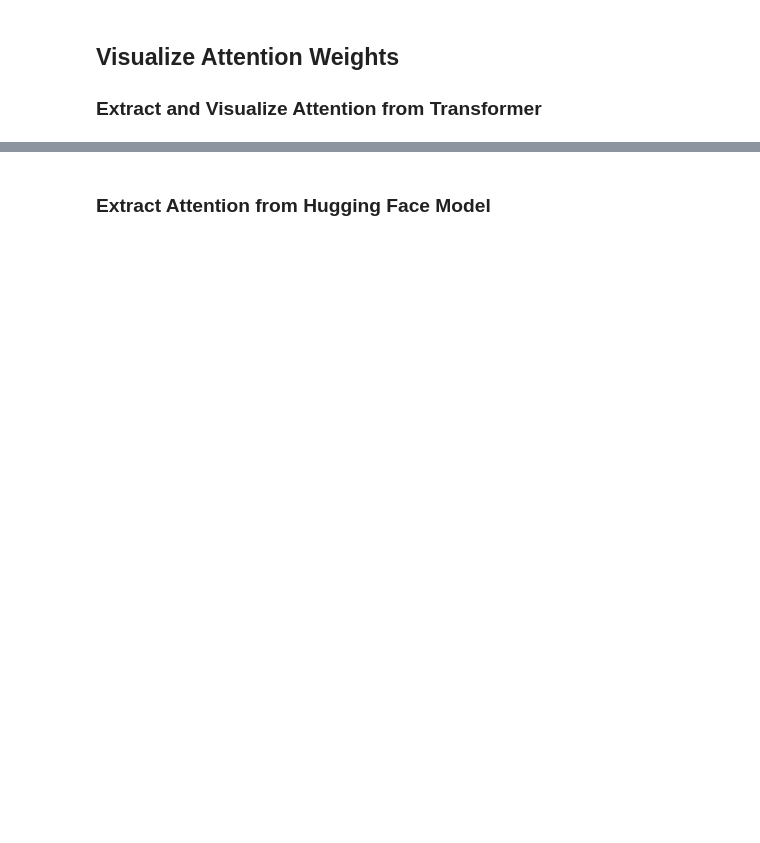
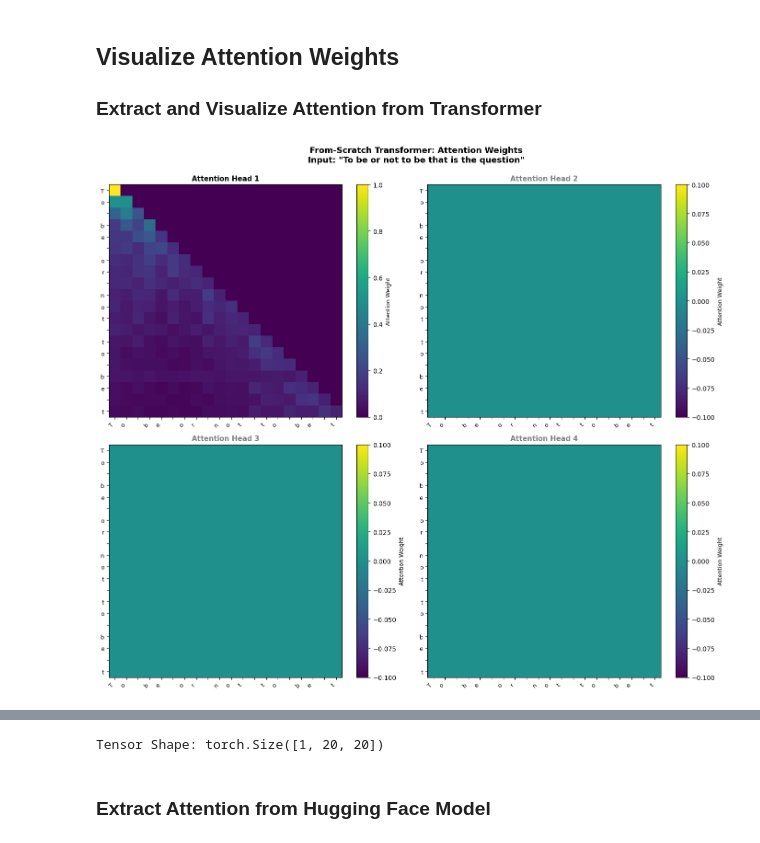
Before and after one commit to hamidmatiny/Advanced_Deep_Learning, a Jupyter notebook: 05_Final_project/advanced_deep_learning_project.ipynb, the cells around one changed output, grey strips where cells are left out. Saved outputs shown, nothing was run; the diff lists cells and outputs as text; code cells hidden in the pictures; blank space fills up the shorter version.

```diff
--- a/05_Final_project/advanced_deep_learning_project.ipynb
+++ b/05_Final_project/advanced_deep_learning_project.ipynb
@@ -1010,10 +989,23 @@ token_labels = [decode([t]) for t in tokens[:20]]
 for head_idx in range(4):
     ax = axes[head_idx // 2, head_idx % 2]
 
-    if attn_weights is not None and attn_weights.shape[0] > head_idx:
-        att = attn_weights[0, head_idx, :len(token_labels), :len(token_labels)].cpu().numpy()
-    else:
-        att = np.random.rand(len(token_labels), len(token_labels))
+    if attn_weights is not None:
+        # Determine how many heads are actually in the tensor
+        # If 3D: (Heads, Seq, Seq) -> shape[0] is num_heads
+        # If 4D: (Batch, Heads, Seq, Seq) -> shape[1] is num_heads
+        actual_heads = attn_weights.shape[0] if len(attn_weights.shape) == 3 else attn_weights.shape[1]
+
+        # Only try to index if the head actually exists
+        if head_idx < actual_heads:
+            if len(attn_weights.shape) == 3:
+                att = attn_weights[head_idx, :len(token_labels), :len(token_labels)].cpu().numpy()
+            else:
+                att = attn_weights[0, head_idx, :len(token_labels), :len(token_labels)].cpu().numpy()
+            ax.set_title(f'Attention Head {head_idx + 1}', fontsize=11, fontweight='bold')
+        else:
+            # Fallback if the head doesn't exist
+            att = np.zeros((len(token_labels), len(token_labels)))
+            ax.set_title(f'Head {head_idx + 1} (Not Available)', fontsize=11, color='gray')
 
     # Plot heatmap
     im = ax.imshow(att, cmap='viridis', aspect='auto')
@@ -1031,43 +1023,61 @@ fig.suptitle(f'From-Scratch Transformer: Attention Weights\nInput: "{text_sample
              fontsize=13, fontweight='bold', y=0.995)
 plt.tight_layout()
 plt.savefig('attention_weights_scratch.png', dpi=150, bbox_inches='tight')
 plt.show()
 
 print("✓ Attention weights visualization saved")
 
 # Analyze attention patterns
 print("\n" + "=" * 70)
 print("ATTENTION ANALYSIS")
 print("=" * 70)
 
 if attn_weights is not None:
-    # Get diagonal (self-attention) values
     diag_attention = []
-    for i in range(min(len(token_labels), attn_weights.shape[2])):
-        diag_val = attn_weights[0, 0, i, i].item()
+    # Automatically detect the sequence dimension (it's always the last one)
+    num_tokens = min(len(token_labels), attn_weights.shape[-1])
+
+    for i in range(num_tokens):
+        # FIX: Robust indexing for both 3D and 4D tensors
+        if len(attn_weights.shape) == 3:
+            # Shape is (Head, Seq, Seq)
+            diag_val = attn_weights[0, i, i].item()
+        else:
+            # Shape is (Batch, Head, Seq, Seq)
+            diag_val = attn_weights[0, 0, i, i].item()
+
         diag_attention.append((token_labels[i], diag_val))
 
-    print("\nSelf-Attention (Diagonal) Values:")
+    print("\nSelf-Attention (Diagonal) Values (Head 1):")
     print("-" * 70)
     print(f"{'Token':<15} {'Self-Attn':<15} {'Bar Chart':<40}")
     print("-" * 70)
     for token, val in diag_attention:
-        bar = '█' * int(val * 30)
+        # Prevent crash if val is NaN or out of range
+        bar_len = max(0, min(30, int(val * 30)))
+        bar = '█' * bar_len
         print(f"{token:<15} {val:<15.4f} {bar}")
     print("=" * 70)
 
-# Visualize future token dependencies
-print("\n\nTop Future Token Dependencies (Where model looks ahead):")
+# Visualize causal dependencies (Where the model looks back)
+print("\n\nTop Token Dependencies (History/Context):")
 print("-" * 70)
 
 if attn_weights is not None:
-    # Get upper triangular attention (looking ahead - causal attention should be 0)
-    att_first = attn_weights[0, 0, :len(token_labels), :len(token_labels)].cpu().numpy()
+    # Get the attention map for the first available head
+    if len(attn_weights.shape) == 3:
+        att_map = attn_weights[0, :len(token_labels), :len(token_labels)].cpu().numpy()
+    else:
+        att_map = attn_weights[0, 0, :len(token_labels), :len(token_labels)].cpu().numpy()
 
-    # Show where each token attends to
-    for i in range(min(5, len(token_labels))):
-        top_indices = np.argsort(att_first[i, :i+1])[::-1][:3]
+    # Show where each token is focusing its attention
+    for i in range(min(10, len(token_labels))):
+        # In a causal model, a token can only look at indices 0 to i
+        current_token_attn = att_map[i, :i+1]
+        top_indices = np.argsort(current_token_attn)[::-1][:3]
         top_tokens = [token_labels[j] for j in top_indices]
-        print(f"'{token_labels[i]}' attends most to: {', '.join(top_tokens)}")
+        print(f"'{token_labels[i]}' focuses most on: {', '.join(top_tokens)}")
 
 print("=" * 70)
+# %% [output]
+[figure, added]
@@ -1074,3 +1101,7 @@ print("=" * 70)
+# %%
+print(f"Tensor Shape: {attn_weights.shape}")
+# %% [output]
+Tensor Shape: torch.Size([1, 20, 20])
 # %% [markdown]
 ### Extract Attention from Hugging Face Model
 # %%
```
Also changed, not shown: parts of 15 cells of this notebook, 36 other files.
